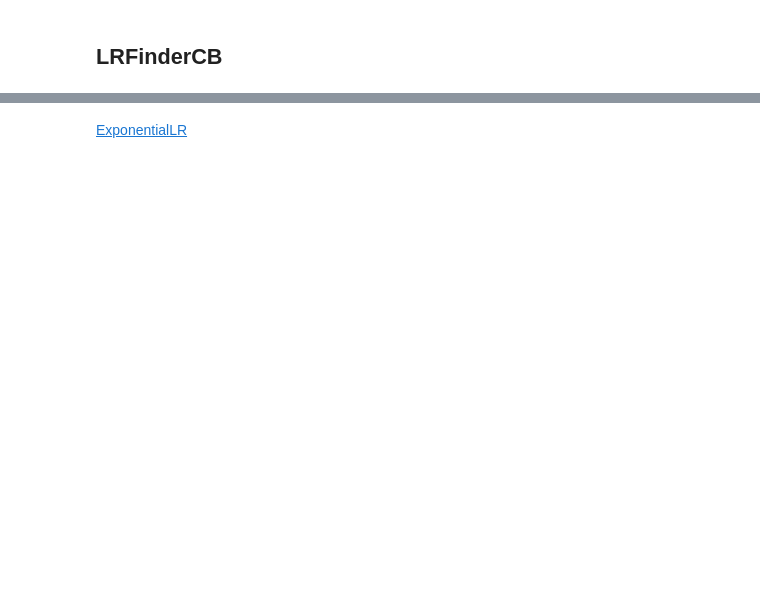
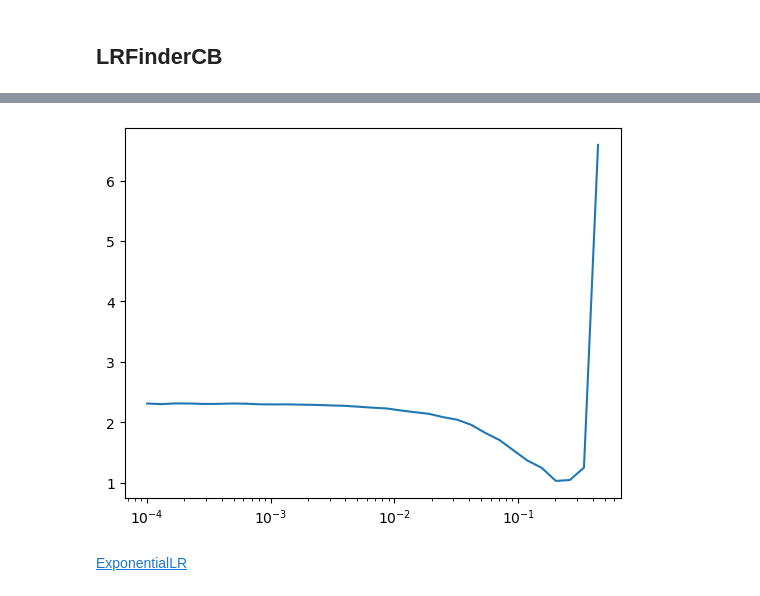
Before and after one commit to bthek1/fastAIcourse, a Jupyter notebook: nbs/190_learner.ipynb, the cells around one changed output, grey strips where cells are left out. Drawn from its saved outputs; the diff is of its cells as text; code cells hidden in the pictures; blank space fills up the shorter version.

```diff
--- a/nbs/190_learner.ipynb
+++ b/nbs/190_learner.ipynb
@@ -548 +584,6 @@ plt.xscale('log')
+# %%
+#| eval: false
+lrfind.plot()
+# %% [output]
+[figure, added]
 # %%
```
Also changed, not shown: parts of 53 cells of this notebook, 4 other files.
